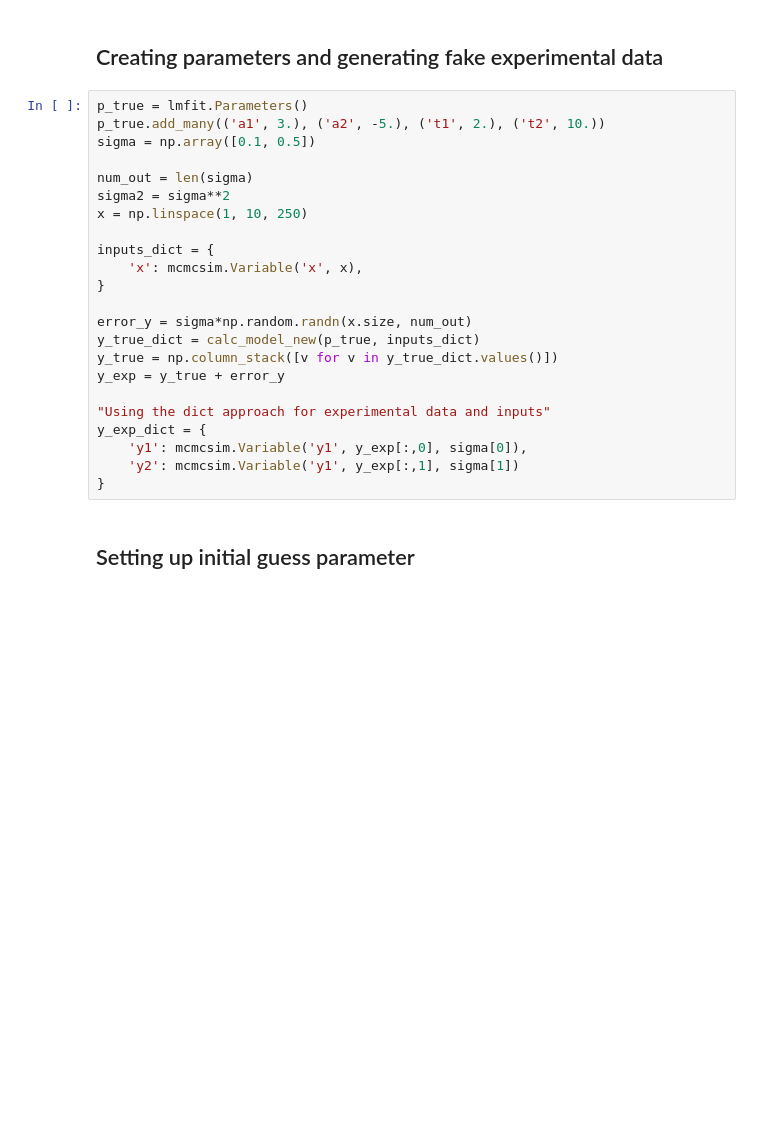
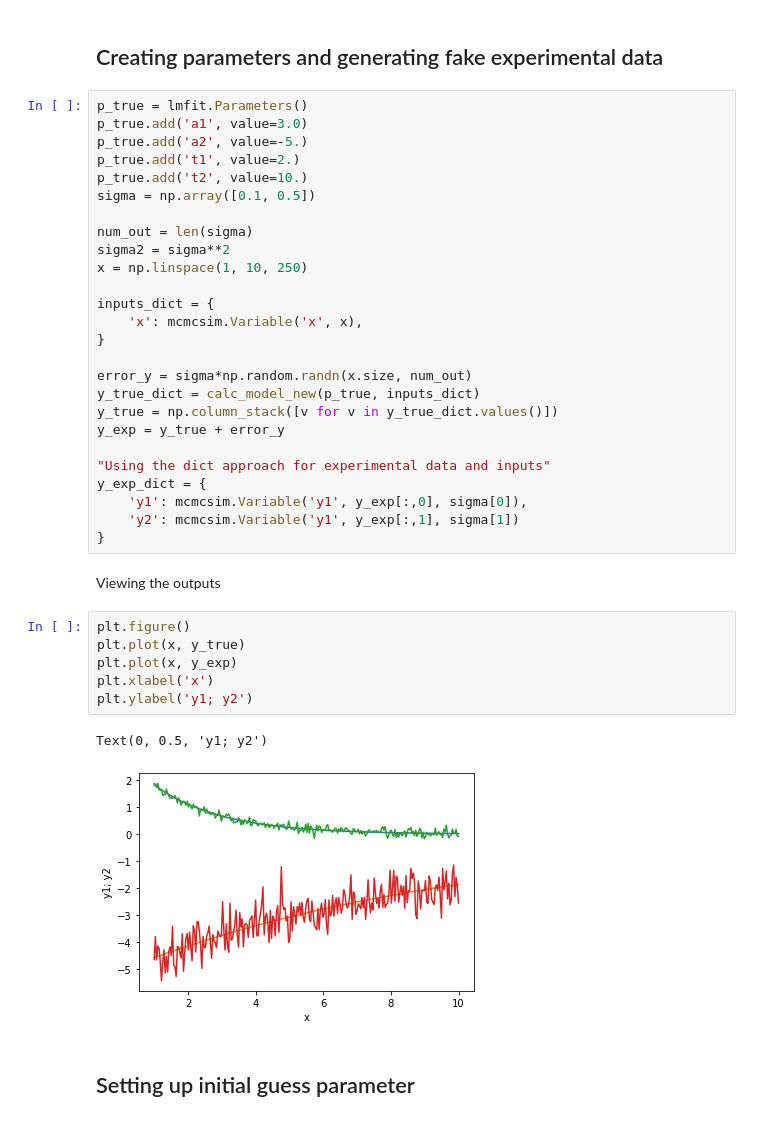
Before and after one commit to caiofcm/mcmcsim, a Jupyter notebook: samples/ConfidenceIntervalWithMCMC.ipynb, the cells around one changed output. Saved outputs shown, nothing was run; the diff lists cells and outputs as text; blank space fills up the shorter version.

```diff
--- a/samples/ConfidenceIntervalWithMCMC.ipynb
+++ b/samples/ConfidenceIntervalWithMCMC.ipynb
@@ -37,7 +39,10 @@ def calc_model_new(p, inputs_dict, extra_arg_kw=None):
 ## Creating parameters and generating fake experimental data
 # %%
 p_true = lmfit.Parameters()
-p_true.add_many(('a1', 3.), ('a2', -5.), ('t1', 2.), ('t2', 10.))
+p_true.add('a1', value=3.0)
+p_true.add('a2', value=-5.)
+p_true.add('t1', value=2.)
+p_true.add('t2', value=10.)
 sigma = np.array([0.1, 0.5])
 
 num_out = len(sigma)
@@ -58,6 +63,17 @@ y_exp_dict = {
     'y1': mcmcsim.Variable('y1', y_exp[:,0], sigma[0]),
     'y2': mcmcsim.Variable('y1', y_exp[:,1], sigma[1])
 }
+# %% [markdown]
+Viewing the outputs
+# %%
+plt.figure()
+plt.plot(x, y_true)
+plt.plot(x, y_exp)
+plt.xlabel('x')
+plt.ylabel('y1; y2')
+# %% [output]
+Text(0, 0.5, 'y1; y2')
+[figure, added]
 # %% [markdown]
 ## Setting up initial guess parameter
 # %%
```
Also changed, not shown: parts of 9 cells of this notebook, 1 other file.
